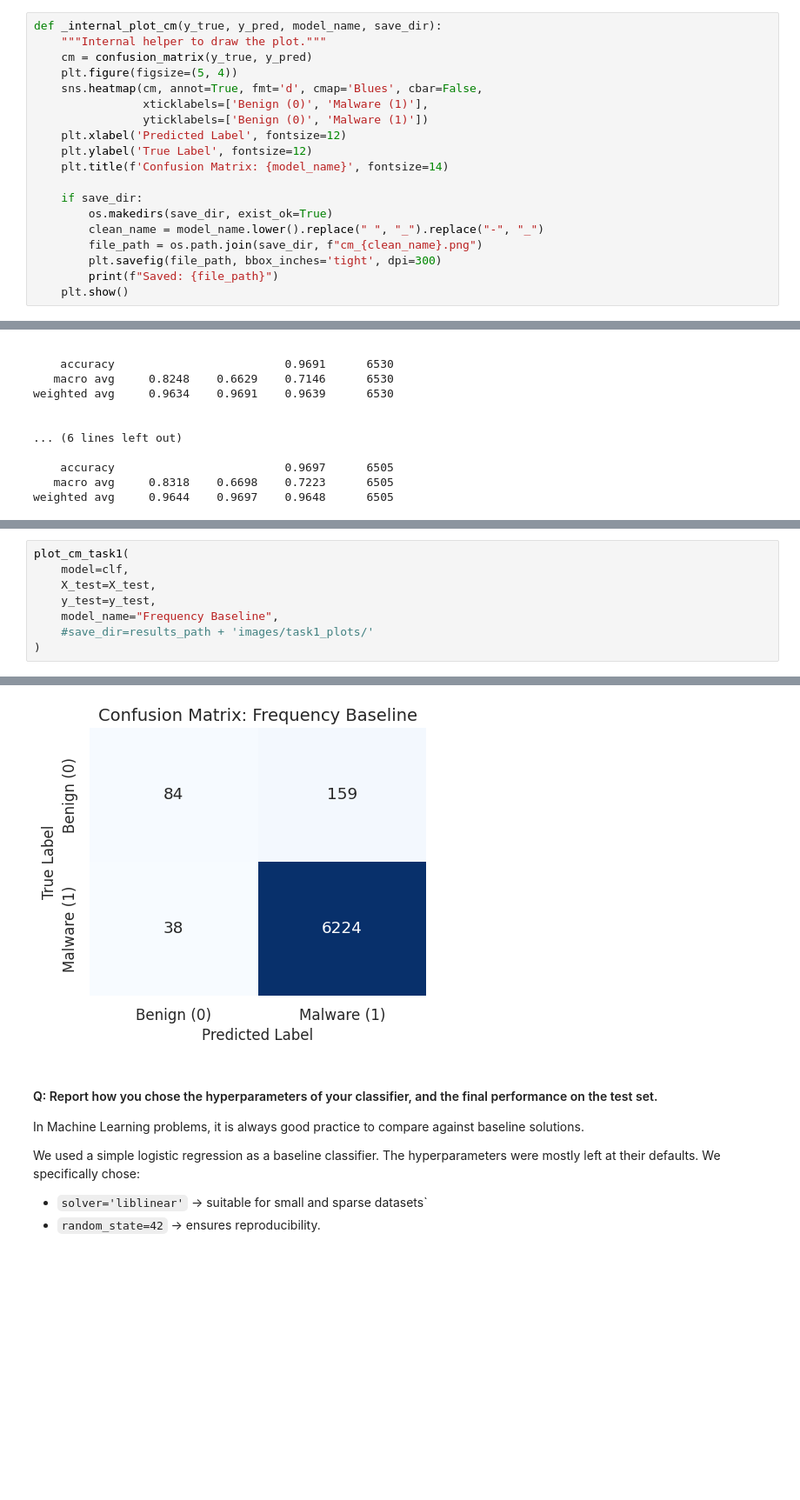
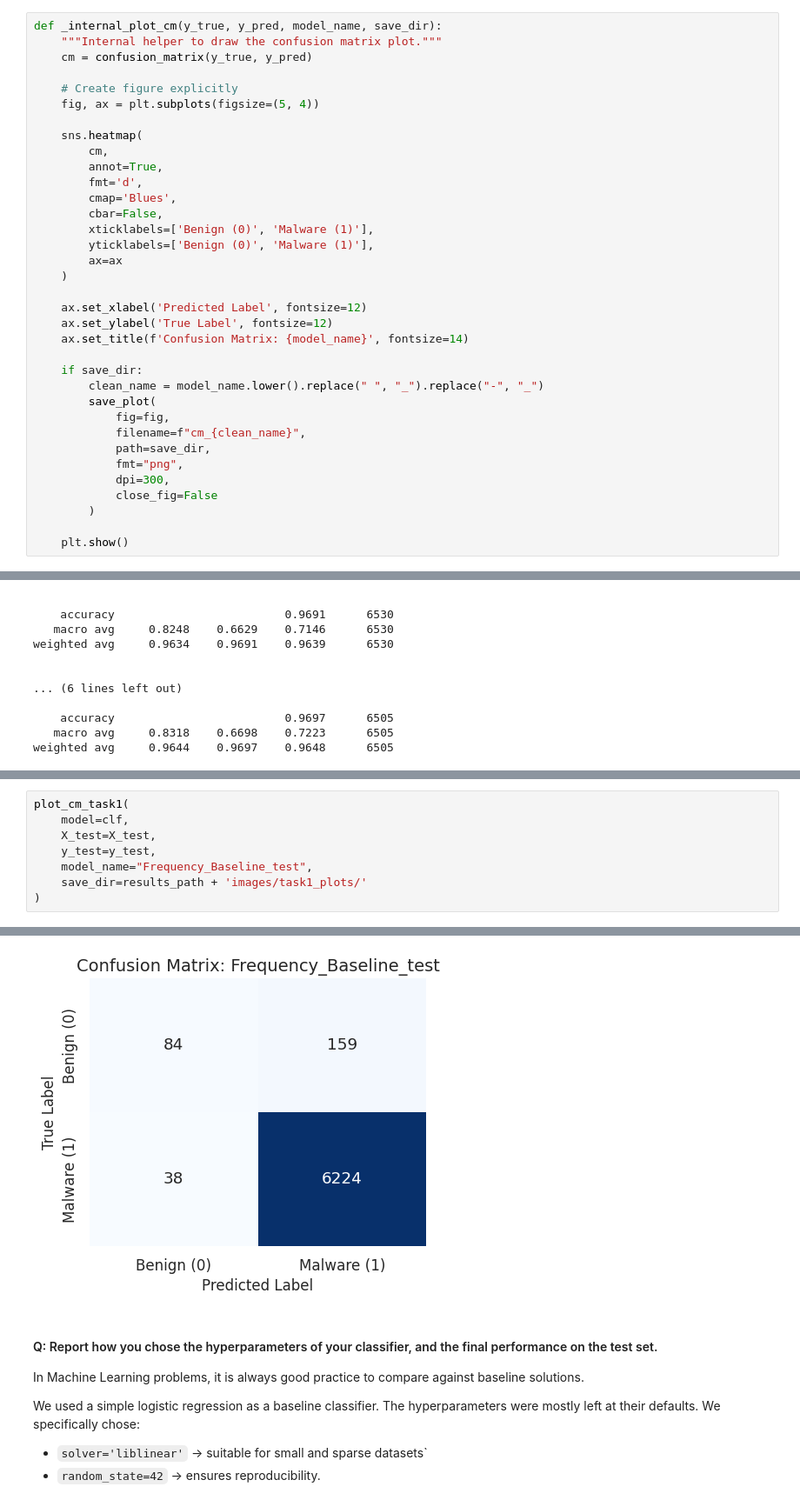
Before and after one commit to AImSecure/Laboratory2, a Jupyter notebook: lab/notebooks/Lab2_FFNN_RNN_GNN.ipynb, the cells around one changed output, grey strips where cells are left out. Shown at 87% size. Drawn from its saved outputs; the diff is of its cells as text; blank space fills up the shorter version.

```diff
--- a/lab/notebooks/Lab2_FFNN_RNN_GNN.ipynb
+++ b/lab/notebooks/Lab2_FFNN_RNN_GNN.ipynb
@@ -161,22 +170,38 @@ def save_plot(fig: plt.Figure, filename: str, path: str = "./plots/", fmt: str =
     print(f"Saved plot: {save_path}")
 # %%
 def _internal_plot_cm(y_true, y_pred, model_name, save_dir):
-    """Internal helper to draw the plot."""
+    """Internal helper to draw the confusion matrix plot."""
     cm = confusion_matrix(y_true, y_pred)
-    plt.figure(figsize=(5, 4))
-    sns.heatmap(cm, annot=True, fmt='d', cmap='Blues', cbar=False,
-                xticklabels=['Benign (0)', 'Malware (1)'],
-                yticklabels=['Benign (0)', 'Malware (1)'])
-    plt.xlabel('Predicted Label', fontsize=12)
-    plt.ylabel('True Label', fontsize=12)
-    plt.title(f'Confusion Matrix: {model_name}', fontsize=14)
+
+    # Create figure explicitly
+    fig, ax = plt.subplots(figsize=(5, 4))
+
+    sns.heatmap(
+        cm,
+        annot=True,
+        fmt='d',
+        cmap='Blues',
+        cbar=False,
+        xticklabels=['Benign (0)', 'Malware (1)'],
+        yticklabels=['Benign (0)', 'Malware (1)'],
+        ax=ax
+    )
+
+    ax.set_xlabel('Predicted Label', fontsize=12)
+    ax.set_ylabel('True Label', fontsize=12)
+    ax.set_title(f'Confusion Matrix: {model_name}', fontsize=14)
 
     if save_dir:
-        os.makedirs(save_dir, exist_ok=True)
         clean_name = model_name.lower().replace(" ", "_").replace("-", "_")
-        file_path = os.path.join(save_dir, f"cm_{clean_name}.png")
-        plt.savefig(file_path, bbox_inches='tight', dpi=300)
-        print(f"Saved: {file_path}")
+        save_plot(
+            fig=fig,
+            filename=f"cm_{clean_name}",
+            path=save_dir,
+            fmt="png",
+            dpi=300,
+            close_fig=False
+        )
+
     plt.show()
 # %% [markdown]
 ## Task 1 — Frequency-based baseline
@@ -599,7 +625,7 @@ plot_cm_task1(
     model=clf,
     X_test=X_test,
     y_test=y_test,
-    model_name="Frequency Baseline",
-    #save_dir=results_path + 'images/task1_plots/'
+    model_name="Frequency_Baseline_test",
+    save_dir=results_path + 'images/task1_plots/'
 )
 # %% [output]
@@ -606,4 +633,4 @@ plot_cm_task1(
-[figure, old version]
+[figure, new version]
 # %% [markdown]
 #### Q: Report how you chose the hyperparameters of your classifier, and the final performance on the test set.
 
```
Also changed, not shown: parts of 36 cells of this notebook.
